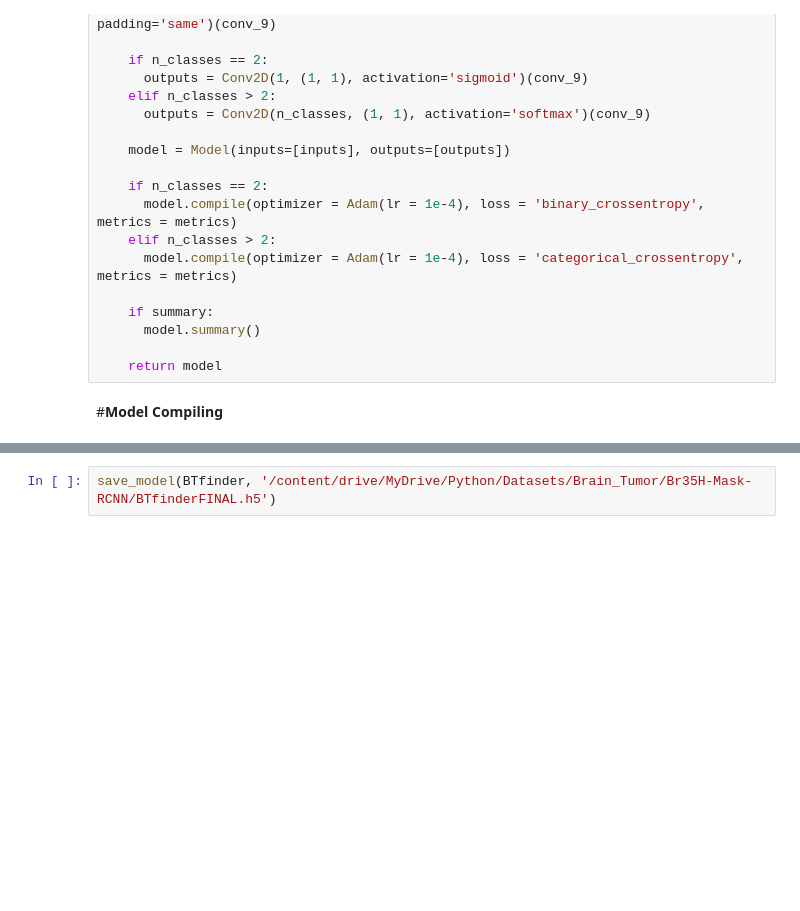
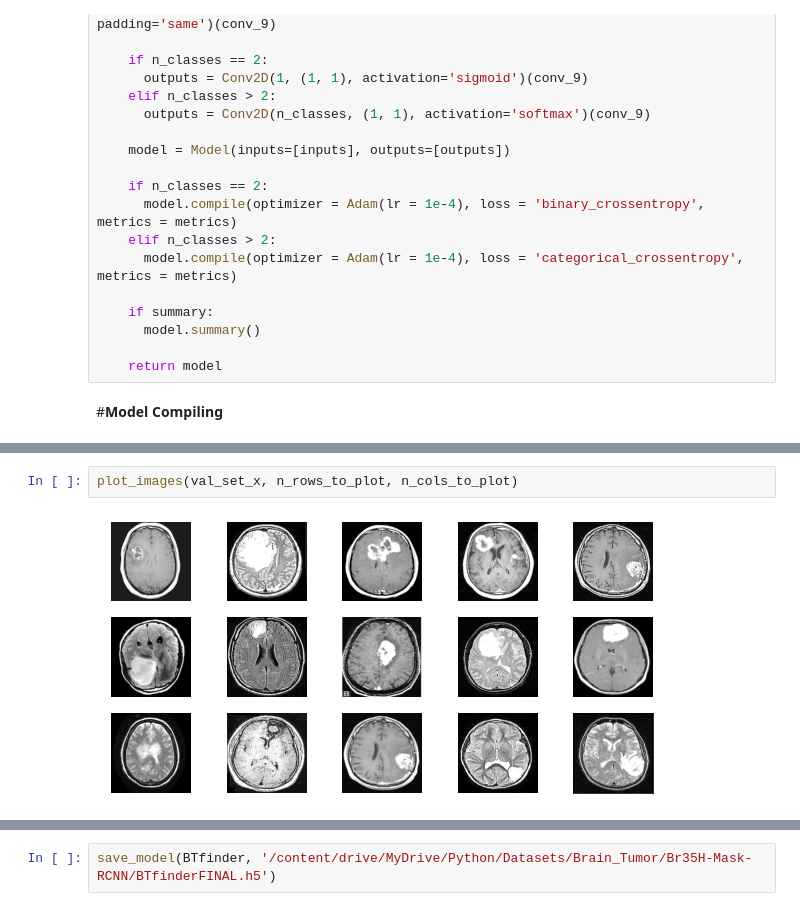
Before and after one commit to Alquem/machine-learning-syllabus, a Jupyter notebook: deep_learning_applications/deep_learning_app_week_14/brain_cancer_segmentation.ipynb, the cells around one changed output, grey strips where cells are left out. Cells and saved outputs as stored; diff of their text form; blank space fills up the shorter version.

```diff
--- a/deep_learning_applications/deep_learning_app_week_14/brain_cancer_segmentation.ipynb
+++ b/deep_learning_applications/deep_learning_app_week_14/brain_cancer_segmentation.ipynb
@@ -408,3 +390,7 @@ TypeError: ignored
+# %%
+plot_images(val_set_x, n_rows_to_plot, n_cols_to_plot)
+# %% [output]
+[figure, added]
 # %%
 pred_list = []
 for t in val_set_x:
```
Also changed, not shown: parts of 5 cells of this notebook.
